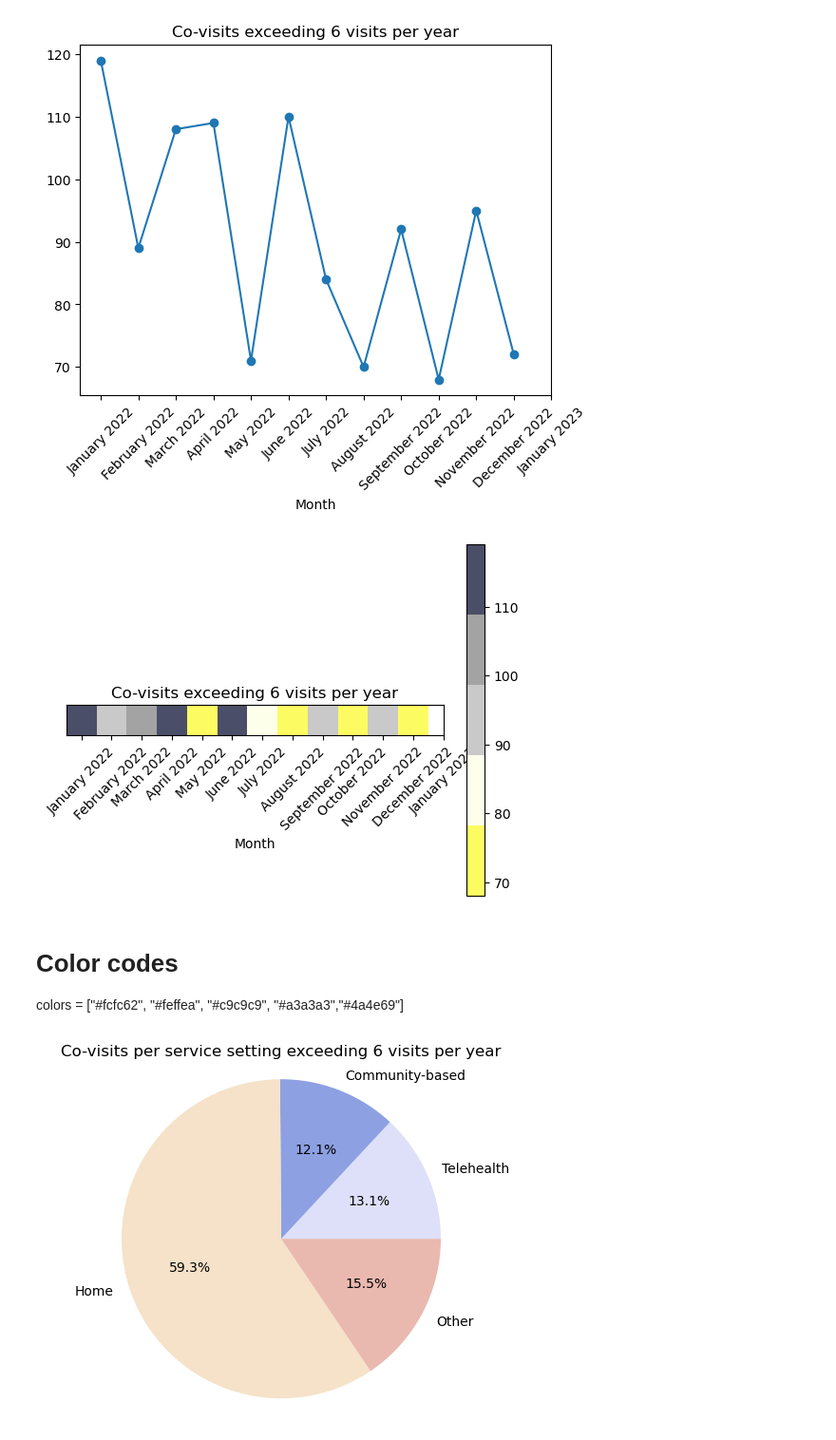
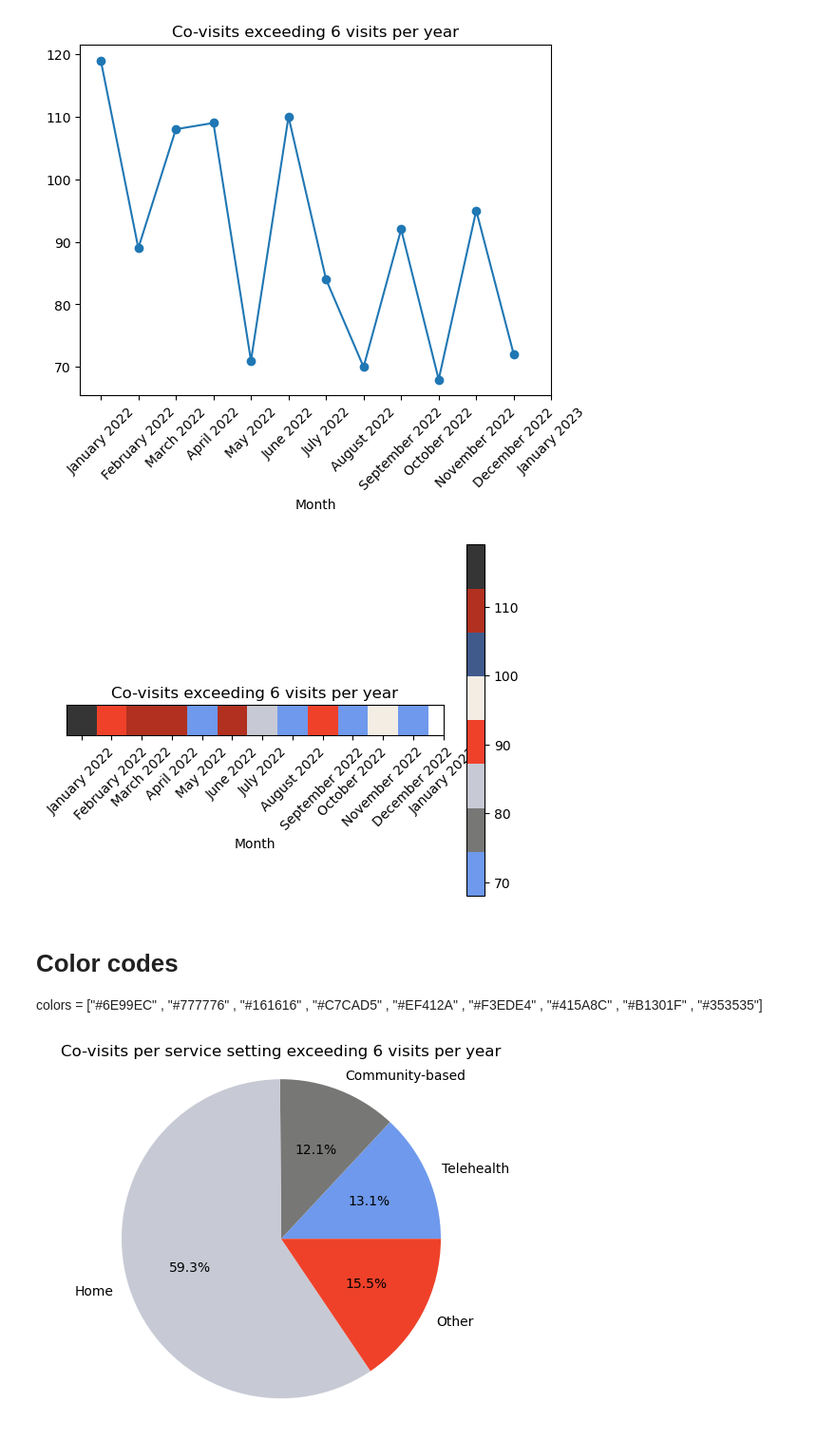
Before and after one commit to NSS-Data-Analytics-Cohort-8/teis_da8_1-new-balance-and-grill, a Jupyter notebook: teisnotebook.ipynb, the cells around one changed output. Shown: that part at 95% size. Drawn from its saved outputs; the diff is of its cells as text; code cells hidden in the pictures.

```diff
--- a/teisnotebook.ipynb
+++ b/teisnotebook.ipynb
@@ -323,9 +323,8 @@ import calendar
 import numpy as np
 
 # Define the color map
-colors = ["#fcfc62", "#feffea", "#c9c9c9", "#a3a3a3","#4a4e69"]
 cmap = plt.cm.colors.ListedColormap(colors)
-
+colors = ["#6E99EC" , "#777776" , "#161616" , "#C7CAD5" , "#EF412A" , "#F3EDE4" , "#415A8C" , "#B1301F" , "#353535"]
 # Convert dictionary to numpy array
 co_visits_array = np.array(list(co_visits_exceeding_6_per_month.values())).reshape(1, -1)
 
@@ -338,28 +337,28 @@ plt.xticks(range(0, 13), [calendar.month_name[i % 12 + 1] + ' ' + str(2022 + i /
 plt.yticks([])  # Remove y-axis ticks
 plt.show()
 # %% [output]
-[figure, old version]
+[figure, new version]
-# %% [markdown]
-# Color codes
-colors =  ["#fcfc62", "#feffea", "#c9c9c9", "#a3a3a3","#4a4e69"]
+# %% [markdown]
+# Color codes
+colors = ["#6E99EC" , "#777776" , "#161616" , "#C7CAD5" , "#EF412A" , "#F3EDE4" , "#415A8C" , "#B1301F" , "#353535"]
 # %%
 import matplotlib.pyplot as plt
 
 # Color codes
-colors = ["#dde0f8", "#8da0e2", "#f5e2c8", "#e9b9af", "#e9b9af"]
+colors = ["#6E99EC" , "#777776"  , "#C7CAD5" , "#EF412A" , "#F3EDE4" , "#415A8C" , "#B1301F" , "#353535"]
 
 # Create a list of labels and values for pie chart
 labels = []
 sizes = []
 for setting, count in co_visits_service_settings.items():
     if count > 6:
         labels.append(setting.capitalize())
         sizes.append(count)
 
 # Plot co-visits per service setting exceeding 6 visits per year with custom colors
 plt.pie(sizes, labels=labels, autopct='%1.1f%%', colors=colors)
 plt.title('Co-visits per service setting exceeding 6 visits per year')
 plt.axis('equal')
 plt.show()
 # %% [output]
-[figure, old version]
+[figure, new version]
```
Also changed, not shown: parts of 2 cells of this notebook.
